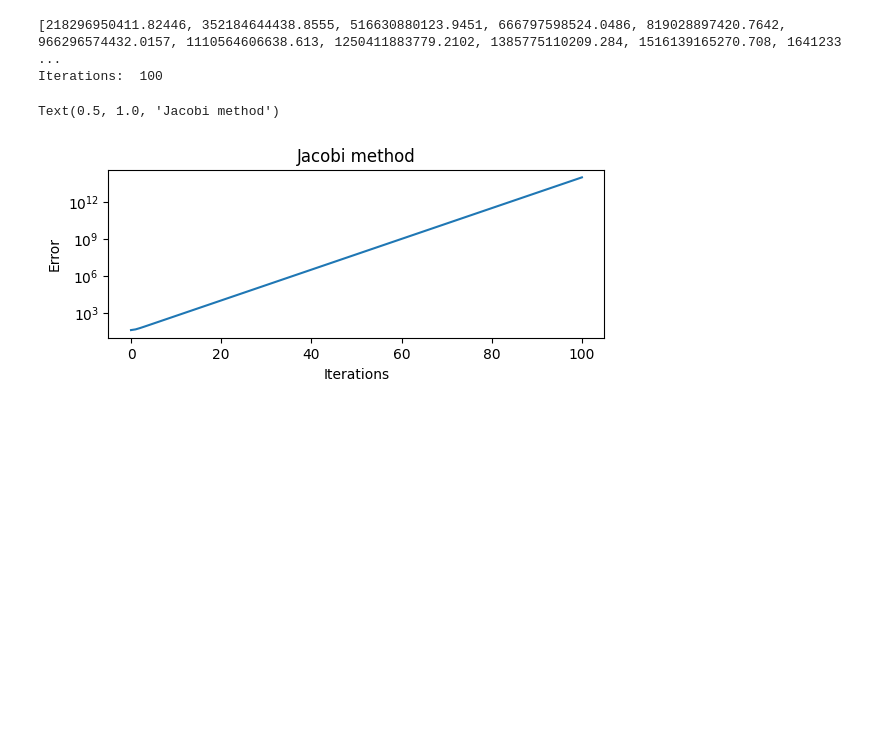
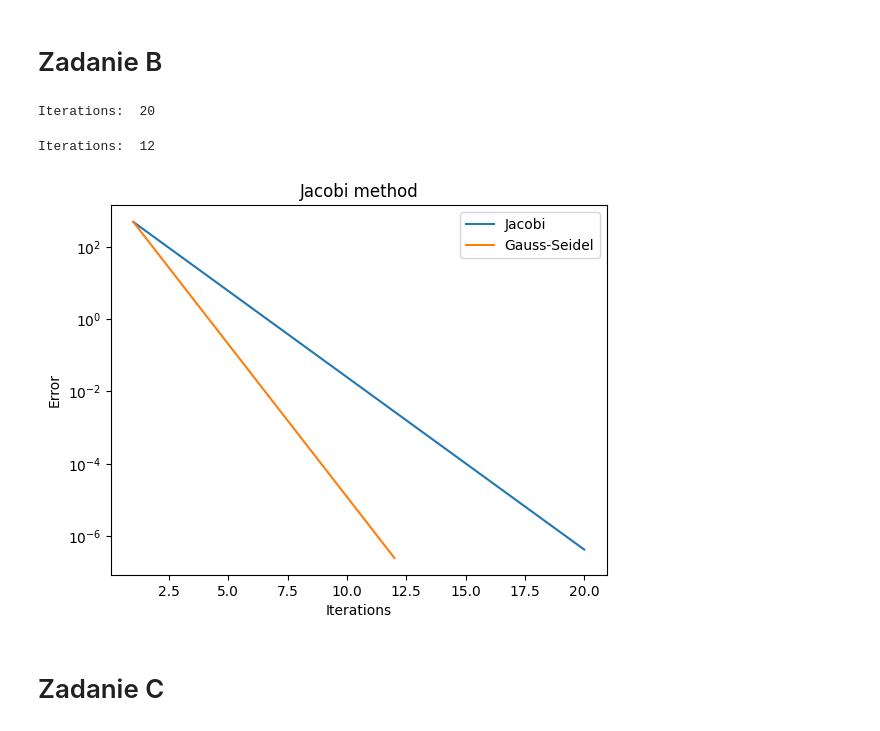
Before and after one commit to zakh-d/linear-system-solver, a Jupyter notebook: notebook.ipynb, the cells around one changed output. Drawn from its saved outputs; the diff is of its cells as text; code cells hidden in the pictures; blank space fills up the shorter version.

```diff
--- a/notebook.ipynb
+++ b/notebook.ipynb
@@ -5,25 +8,39 @@ from algorithms import jacobi_method, gauss_seidel_method
 # %%
 MATRIX_DIMENTIONS = (939, 939)
+# %%
+A = generate_A(MATRIX_DIMENTIONS, 12, 1, 1)
+b = generate_b(MATRIX_DIMENTIONS[0])
+# %% [markdown]
+# Zadanie B
+# %%
+x_jacobi, iterations_jacobi, error_jacobi = jacobi_method(A, b)
+# %%
+print("Iterations: ", iterations_jacobi)
+# %% [output]
+Iterations:  20
+# %%
+x_gauss, iterations_gauss, error_gauss = gauss_seidel_method(A, b)
+# %%
+print("Iterations: ", iterations_gauss)
+plt.plot(range(1, iterations_jacobi + 1), error_jacobi)
+plt.plot(range(1, iterations_gauss + 1), error_gauss)
+
+plt.title("Jacobi method")
+plt.xlabel("Iterations")
+plt.ylabel("Error")
+plt.yscale("log")
+plt.legend(["Jacobi", "Gauss-Seidel"])
+plt.show()
+# %% [output]
+Iterations:  12
+[figure, added]
+# %% [markdown]
+# Zadanie C
 # %%
 A = generate_A(MATRIX_DIMENTIONS, 3, -1, -1)
 b = generate_b(MATRIX_DIMENTIONS[0])
 # %%
 x_jacobi, iterations_jacobi, error_jacobi = jacobi_method(A, b)
-# %%
-print(x_jacobi)
-print("Iterations: ", iterations_jacobi)
-plt.subplot(2, 1, 1)
-plt.plot(error_jacobi)
-plt.title("Jacobi method")
-plt.xlabel("Iterations")
-plt.ylabel("Error")
-plt.yscale("log")
-plt.title("Jacobi method")
-# %% [output]
-[218296950411.82446, 352184644438.8555, 516630880123.9451, 666797598524.0486, 819028897420.7642, 966296574432.0157, 1110564606638.613, 1250411883779.2102, 1385775110209.284, 1516139165270.708, 1641233 ...
-Iterations:  100
-Text(0.5, 1.0, 'Jacobi method')
-[figure, removed]
 # %%
 x_gauss, iterations_gauss, error_gauss = gauss_seidel_method(A, b)
 # %%
```
Also changed, not shown: parts of 3 cells of this notebook, 1 other file.
